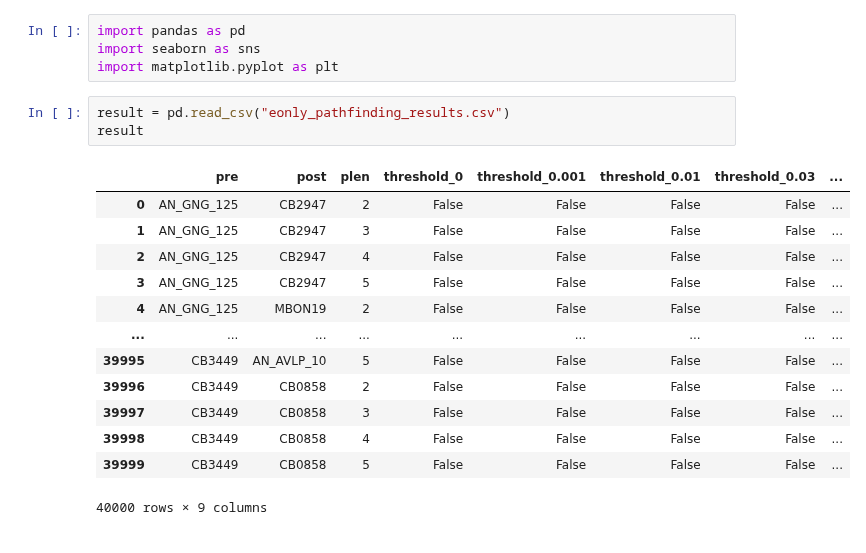
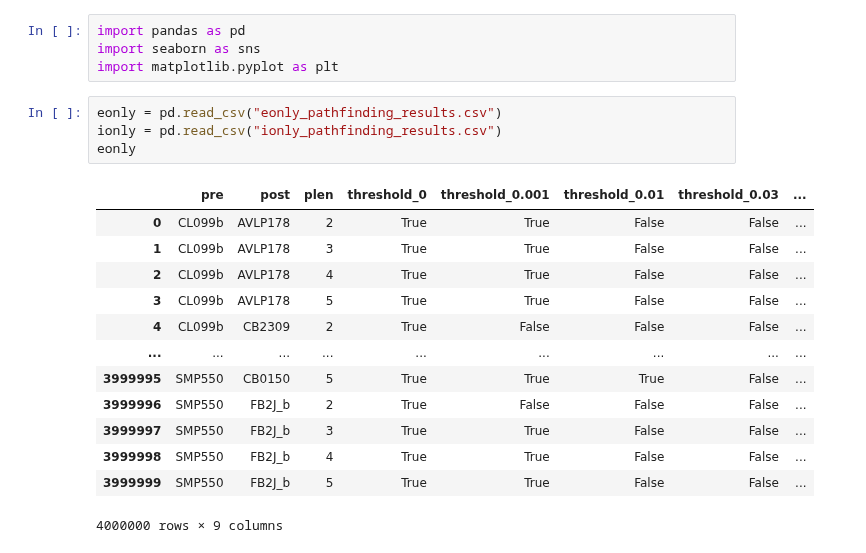
Before and after one commit to YijieYin/connectome_data_prep, a Jupyter notebook: eonly_pathfinding/plotting.ipynb, the cells around one changed output. Saved outputs shown, nothing was run; the diff lists cells and outputs as text.

```diff
--- a/eonly_pathfinding/plotting.ipynb
+++ b/eonly_pathfinding/plotting.ipynb
@@ -3,21 +3,22 @@ import pandas as pd
 import seaborn as sns
 import matplotlib.pyplot as plt
 # %%
-result = pd.read_csv("eonly_pathfinding_results.csv")
-result
+eonly = pd.read_csv("eonly_pathfinding_results.csv")
+ionly = pd.read_csv("ionly_pathfinding_results.csv")
+eonly
 # %% [output]
 |  | pre | post | plen | threshold_0 | threshold_0.001 | threshold_0.01 | threshold_0.03 | ... |
-| 0 | AN_GNG_125 | CB2947 | 2 | False | False | False | False | ... |
-| 1 | AN_GNG_125 | CB2947 | 3 | False | False | False | False | ... |
-| 2 | AN_GNG_125 | CB2947 | 4 | False | False | False | False | ... |
-| 3 | AN_GNG_125 | CB2947 | 5 | False | False | False | False | ... |
-| 4 | AN_GNG_125 | MBON19 | 2 | False | False | False | False | ... |
+| 0 | CL099b | AVLP178 | 2 | True | True | False | False | ... |
+| 1 | CL099b | AVLP178 | 3 | True | True | False | False | ... |
+| 2 | CL099b | AVLP178 | 4 | True | True | False | False | ... |
+| 3 | CL099b | AVLP178 | 5 | True | True | False | False | ... |
+| 4 | CL099b | CB2309 | 2 | True | False | False | False | ... |
 | ... | ... | ... | ... | ... | ... | ... | ... | ... |
-| 39995 | CB3449 | AN_AVLP_10 | 5 | False | False | False | False | ... |
-| 39996 | CB3449 | CB0858 | 2 | False | False | False | False | ... |
-| 39997 | CB3449 | CB0858 | 3 | False | False | False | False | ... |
-| 39998 | CB3449 | CB0858 | 4 | False | False | False | False | ... |
-| 39999 | CB3449 | CB0858 | 5 | False | False | False | False | ... |
+| 3999995 | SMP550 | CB0150 | 5 | True | True | True | False | ... |
+| 3999996 | SMP550 | FB2J_b | 2 | True | False | False | False | ... |
+| 3999997 | SMP550 | FB2J_b | 3 | True | True | False | False | ... |
+| 3999998 | SMP550 | FB2J_b | 4 | True | True | False | False | ... |
+| 3999999 | SMP550 | FB2J_b | 5 | True | True | False | False | ... |
-40000 rows × 9 columns
+4000000 rows × 9 columns
 # %%
 # make longer: all columns starting with 'threshold'
```
Also changed, not shown: parts of 8 cells of this notebook, 3 other files.
